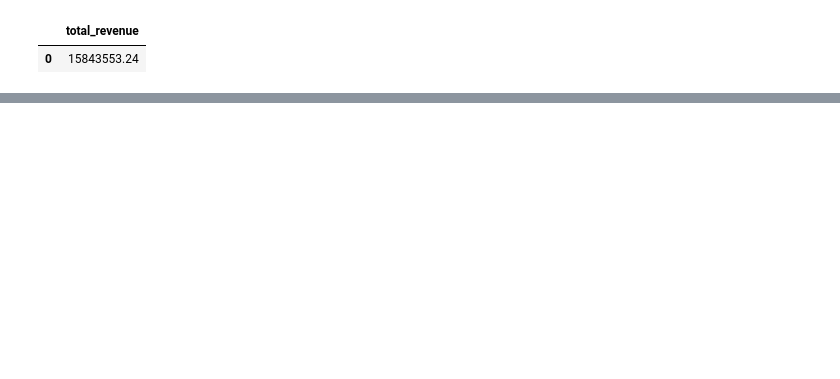
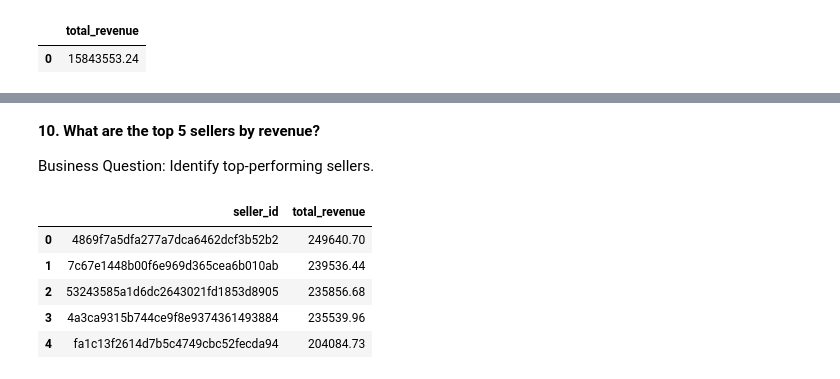
Before and after one commit to Azarbaad/Data_analytics, a Jupyter notebook: SQL_brazilian_ecommerce.ipynb, the cells around one changed output, grey strips where cells are left out. Cells and saved outputs as stored; diff of their text form; code cells hidden in the pictures; blank space fills up the shorter version.

```diff
--- a/SQL_brazilian_ecommerce.ipynb
+++ b/SQL_brazilian_ecommerce.ipynb
@@ -295,0 +414,23 @@ display(DataTable(result))
+# %% [markdown]
+**10. What are the top 5 sellers by revenue?**
+
+Business Question: Identify top-performing sellers.
+# %%
+query = """
+SELECT
+    oi.seller_id,
+    ROUND(SUM(oi.price + oi.freight_value), 2) AS total_revenue
+FROM order_items_dataset oi
+GROUP BY oi.seller_id
+ORDER BY total_revenue DESC
+LIMIT 5;
+"""
+result = pd.read_sql(query, conn)
+display(DataTable(result))
+# %% [output]
+|  | seller_id | total_revenue |
+| 0 | 4869f7a5dfa277a7dca6462dcf3b52b2 | 249640.70 |
+| 1 | 7c67e1448b00f6e969d365cea6b010ab | 239536.44 |
+| 2 | 53243585a1d6dc2643021fd1853d8905 | 235856.68 |
+| 3 | 4a3ca9315b744ce9f8e9374361493884 | 235539.96 |
+| 4 | fa1c13f2614d7b5c4749cbc52fecda94 | 204084.73 |
```
Also changed, not shown: parts of 14 cells of this notebook.
